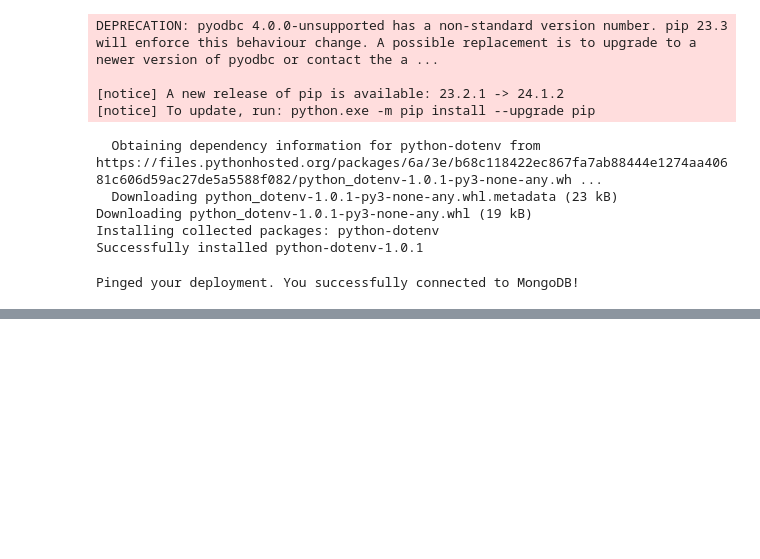
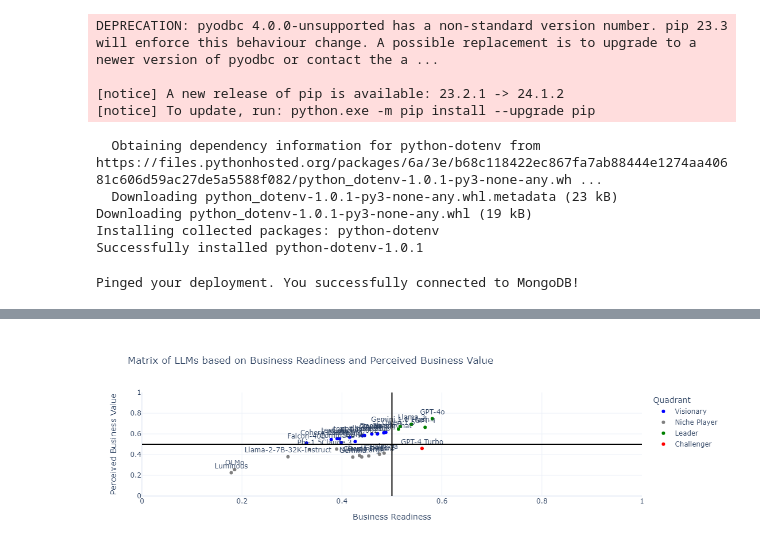
Before and after one commit to big-byte-theory/Lighthouse, a Jupyter notebook: cleaned_tables/ScoreCollection/Matrix_2.ipynb, the cells around one changed output, grey strips where cells are left out. Saved outputs shown, nothing was run; the diff lists cells and outputs as text; code cells hidden in the pictures; blank space fills up the shorter version.

Commit message:
added quadrants

```diff
--- a/cleaned_tables/ScoreCollection/Matrix_2.ipynb
+++ b/cleaned_tables/ScoreCollection/Matrix_2.ipynb
@@ -567,17 +620,20 @@ def calculate_business_readiness(row):
 # Define function to calculate the Perceived Business Value score
 def calculate_perceived_business_value(row):
     capabilities_score = []
-
     for subset in row.get('subsets', []):
         if 'score' in subset:
             capabilities_score.append(subset['score'])
 
     capabilities_avg = sum(capabilities_score) / len(capabilities_score) if capabilities_score else 0
+    #add popularity
+    #calculate_pop(row)
+   # print(capabilities_avg)
     return capabilities_avg
 
 # Apply the functions to extract scores
 df['Business Readiness'] = df.apply(calculate_business_readiness, axis=1)
 df['Perceived Business Value'] = df.apply(calculate_perceived_business_value, axis=1)
+df = calculate_pop(df)
 
 # Aggregating scores for each LLM
 agg_df = df.groupby('model').agg({
@@ -630,7 +686,17 @@ fig.update_layout(
     yaxis=dict(range=[0, 1], title='Perceived Business Value'),
     template='plotly_white'
 )
-
+# Add vertical and horizontal lines to split the plot into quadrants
+fig.add_shape(
+    type='line',
+    x0=0.5, x1=0.5, y0=0, y1=1,
+    line=dict(color='Black', width=2)
+)
+fig.add_shape(
+    type='line',
+    x0=0, x1=1, y0=0.5, y1=0.5,
+    line=dict(color='Black', width=2)
+)
 # Show plot
 fig.show()
 # %% [output]
@@ -638,0 +704 @@ Pinged your deployment. You successfully connected to MongoDB!
+[figure, added]
```
Also changed, not shown: parts of 3 cells of this notebook.
